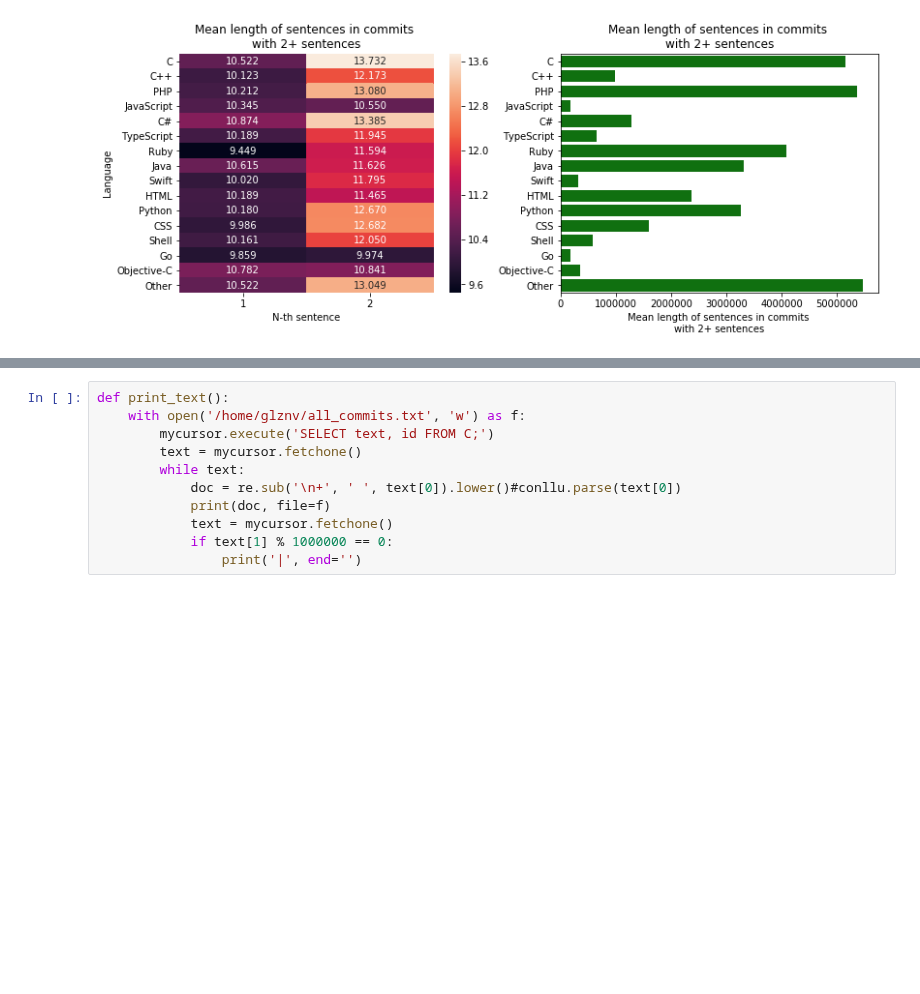
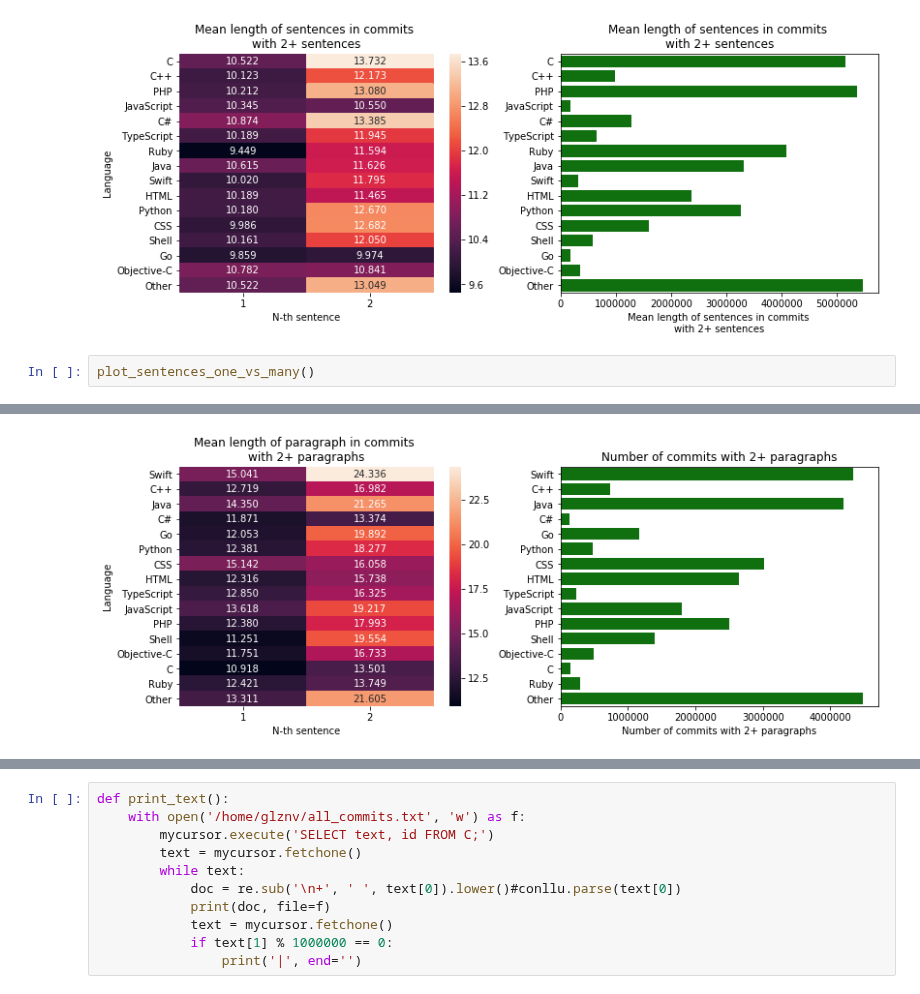
Before and after one commit to dkbrz/Git_Commits, a Jupyter notebook: notebooks_full/vocabulary.ipynb, the cells around one changed output, grey strips where cells are left out. Drawn from its saved outputs; the diff is of its cells as text; blank space fills up the shorter version.

```diff
--- a/notebooks_full/vocabulary.ipynb
+++ b/notebooks_full/vocabulary.ipynb
@@ -768,3 +758,6 @@ plot_sentences_one_vs_many()
 # %% [output]
 [interactive output not drawn]
 [figure]
+# %%
+plot_sentences_one_vs_many()
+# %% [output]
@@ -770,0 +765 @@ plot_sentences_one_vs_many()
+[figure, added]
```
Also changed, not shown: parts of 17 cells of this notebook, 1 other file.
